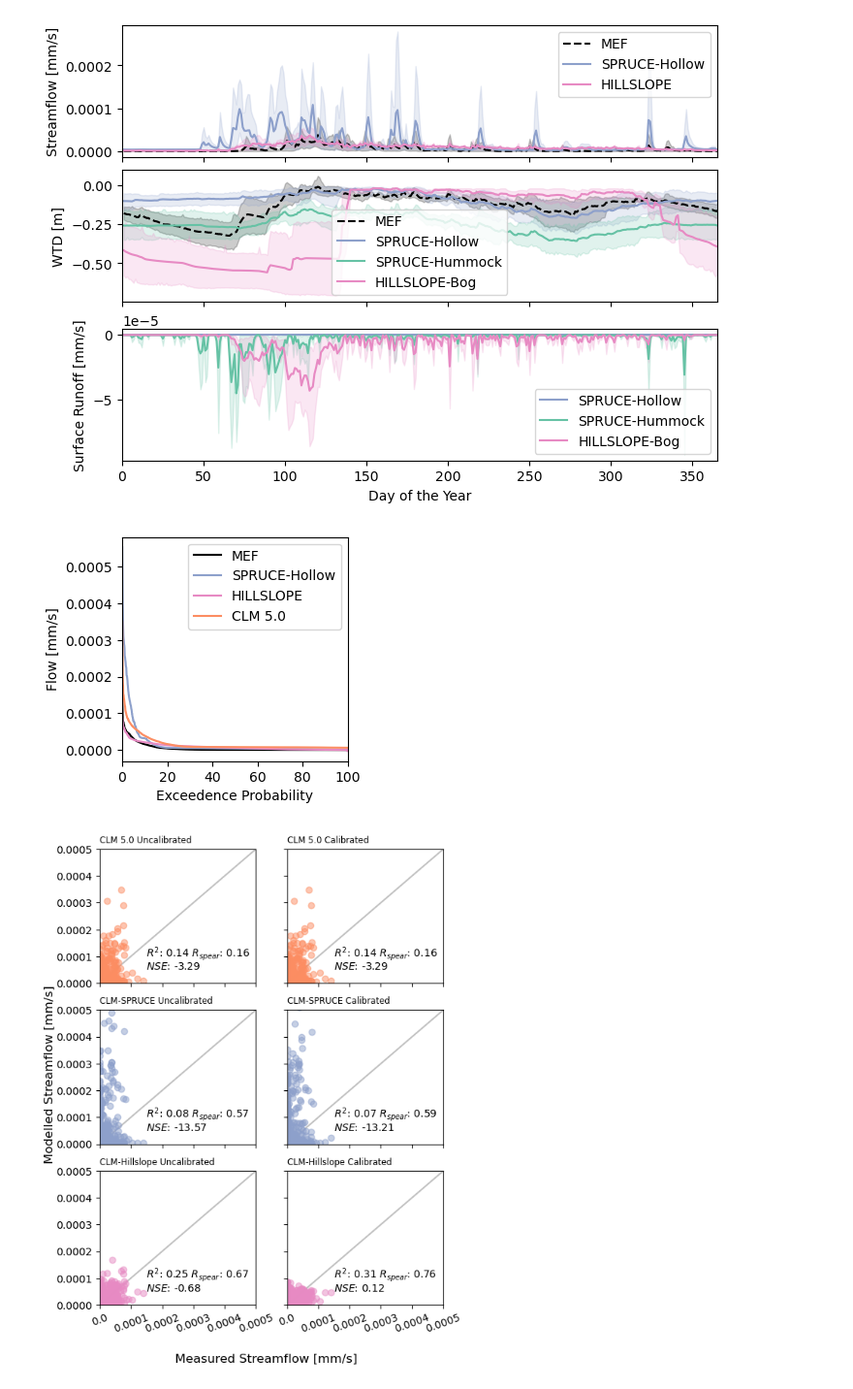
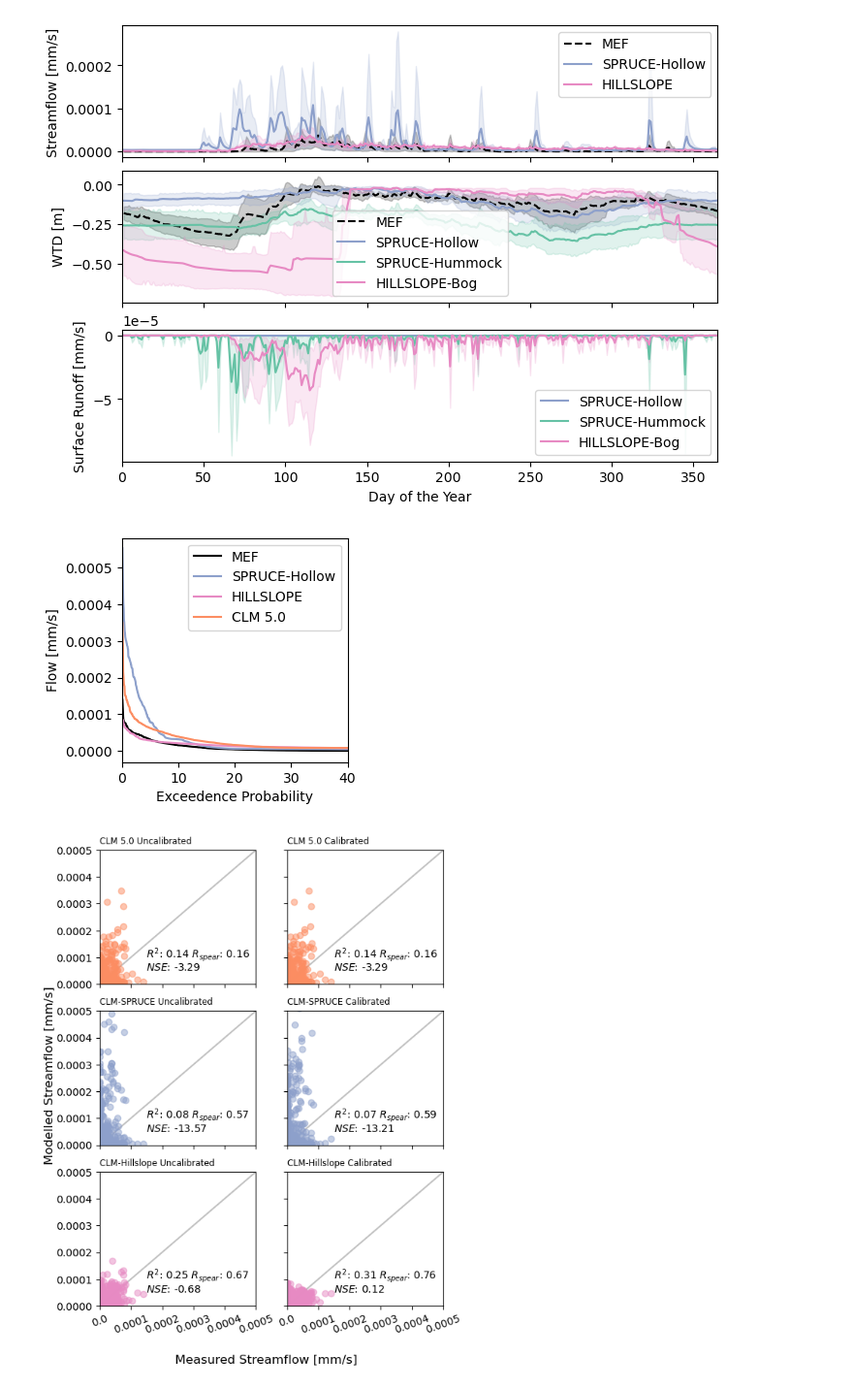
Before and after one commit to mwdjones/peatlandMIP, a Jupyter notebook: 03_plots-AGU.ipynb, the cells around one changed output. Shown at 97% size. Saved outputs shown, nothing was run; the diff lists cells and outputs as text; code cells hidden in the pictures.

Commit message:
AGU plots

```diff
--- a/03_plots-AGU.ipynb
+++ b/03_plots-AGU.ipynb
@@ -202,20 +202,20 @@ plt.savefig('./figures/AGU/timeseries.pdf', bbox_inches = 'tight')
 # %%
 #Plot 2 Streamflow Duration Curves for 2011-2017
 
 fig, ax = plt.subplots(1, 1, figsize = (3, 3))
 
 fdc(ax, stream['Flow_mms'], kwargs = {"color":'black', "label":'MEF'}) #Marcell Data
 fdc(ax, SPRUCEcalib.sel(lndgrid = 1).QRUNOFF, kwargs = {"label":'SPRUCE-Hollow', "color":pal[2]}) #SPRUCE Data
 fdc(ax, HILLSLOPEcalib.QRUNOFF, kwargs = {"label":'HILLSLOPE', "color":pal[3]}) #Hillslope Data
 fdc(ax, CLMuncalib.QRUNOFF, kwargs = {"label":'CLM 5.0', "color":pal[1]}) #Hillslope Data
 ax.legend(bbox_to_anchor = (1,1))
-ax.set_xlim(0, 100)
+ax.set_xlim(0, 40)
 ax.set_xlabel('Exceedence Probability')
 ax.set_ylabel('Flow [mm/s]')
 
 plt.savefig('./figures/AGU/FDC.pdf', bbox_inches = 'tight')
 # %% [output]
-[figure, old version]
+[figure, new version]
 # %%
 #Plot 3 Model R2 and NSE for Streamflow and WTE
 #Remove leap days from MEF data
```
Also changed, not shown: parts of 1 cell of this notebook, 5 other files.
